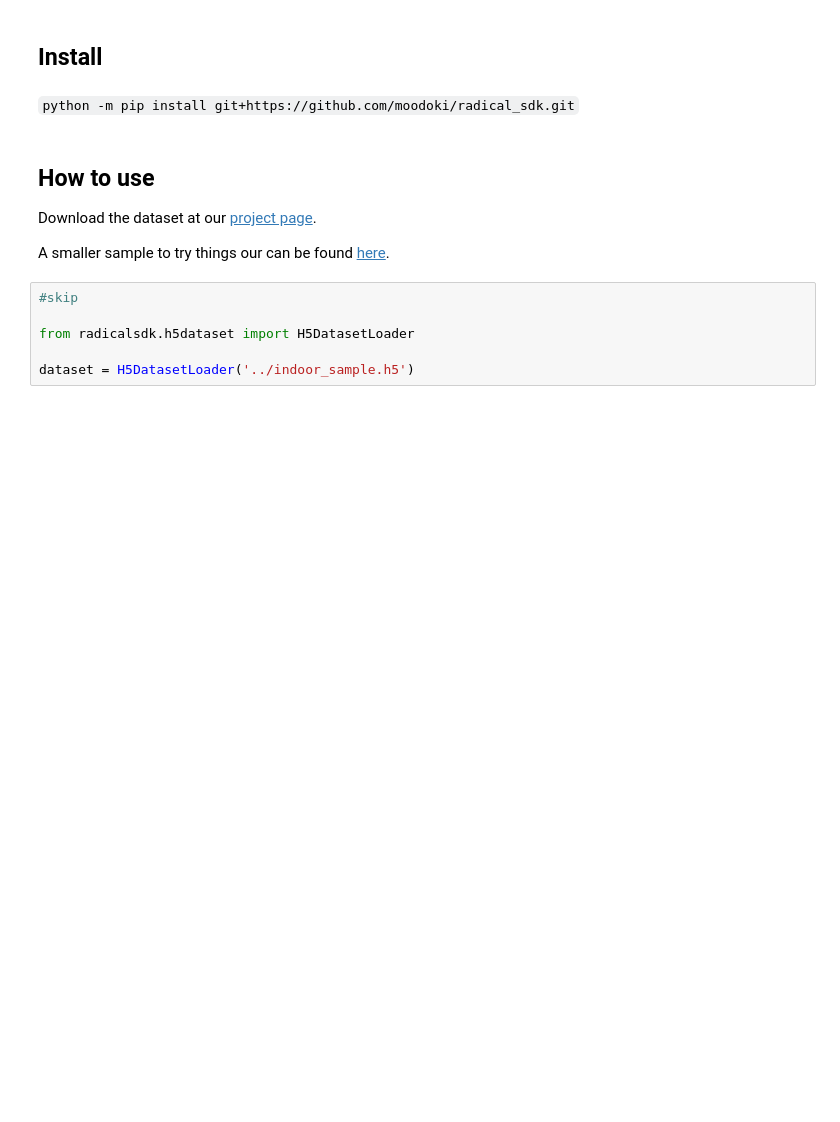
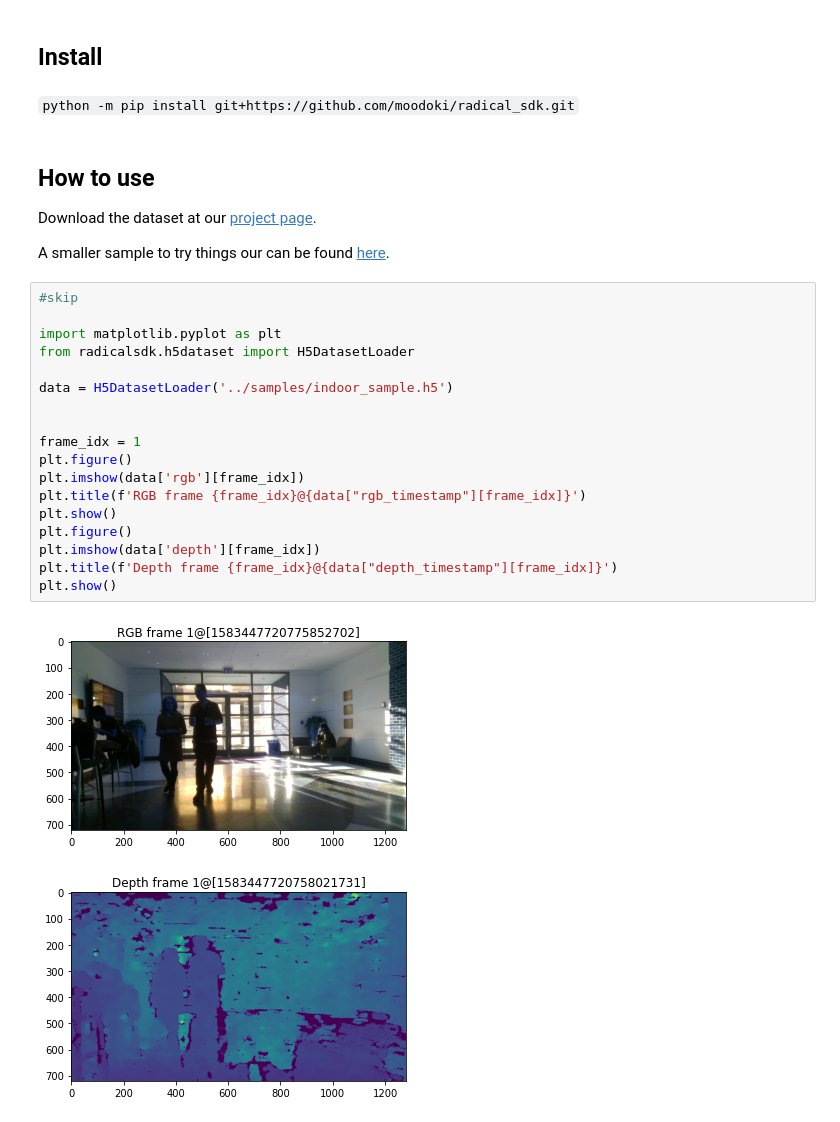
Before and after one commit to moodoki/radical_sdk, a Jupyter notebook: nbs/index.ipynb, the cells around one changed output. Drawn from its saved outputs; the diff is of its cells as text; blank space fills up the shorter version.

```diff
--- a/nbs/index.ipynb
+++ b/nbs/index.ipynb
@@ -27,9 +27,24 @@ Bug reports are very much appreciated.
 Download the dataset at our [project page](https://publish.illinois.edu/radicaldata/).
 
 A smaller sample to try things our can be found [here]().
-# %%
-#skip
-
-from radicalsdk.h5dataset import H5DatasetLoader
-
-dataset = H5DatasetLoader('../indoor_sample.h5')
+# %%
+#skip
+
+import matplotlib.pyplot as plt
+from radicalsdk.h5dataset import H5DatasetLoader
+
+data = H5DatasetLoader('../samples/indoor_sample.h5')
+
+
+frame_idx = 1
+plt.figure()
+plt.imshow(data['rgb'][frame_idx])
+plt.title(f'RGB frame {frame_idx}@{data["rgb_timestamp"][frame_idx]}')
+plt.show()
+plt.figure()
+plt.imshow(data['depth'][frame_idx])
+plt.title(f'Depth frame {frame_idx}@{data["depth_timestamp"][frame_idx]}')
+plt.show()
+# %% [output]
+[figure, added]
+[figure, added]
```
Also changed, not shown: parts of 1 cell of this notebook, 6 other files.
